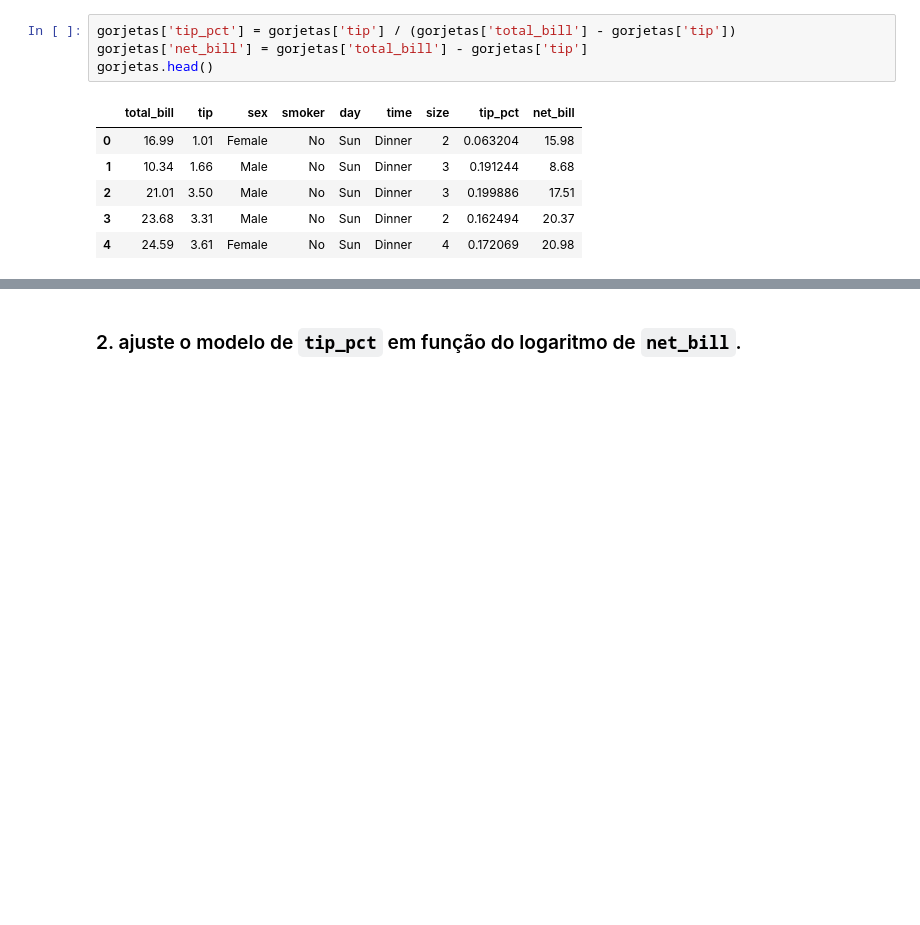
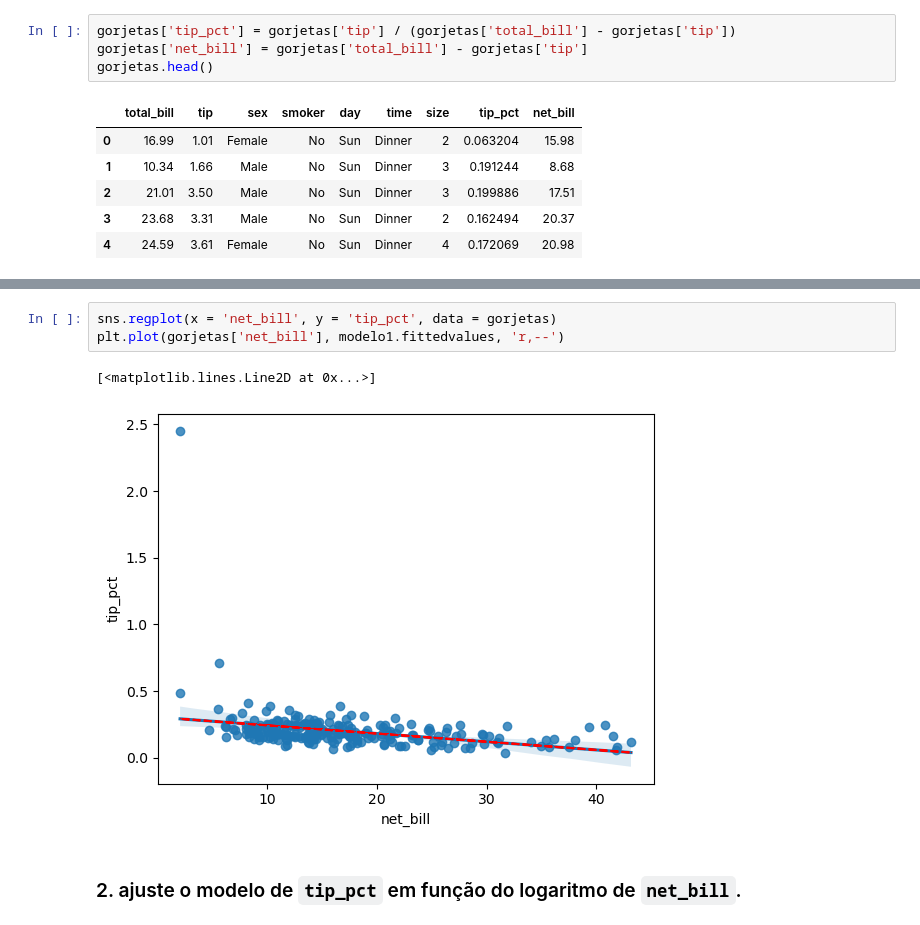
Before and after one commit to kelvi-orloviki/mod12b, a Jupyter notebook: mod12 ex02 - transformações em X e Y.ipynb, the cells around one changed output, grey strips where cells are left out. Saved outputs shown, nothing was run; the diff lists cells and outputs as text; blank space fills up the shorter version.

````diff
--- a/mod12 ex02 - transformações em X e Y.ipynb
+++ b/mod12 ex02 - transformações em X e Y.ipynb
@@ -38,3 +65,9 @@ gorjetas.head()
+# %%
+sns.regplot(x = 'net_bill', y = 'tip_pct', data = gorjetas)
+plt.plot(gorjetas['net_bill'], modelo1.fittedvalues, 'r,--')
+# %% [output]
+[<matplotlib.lines.Line2D at 0x...>]
+[figure, added]
 # %% [markdown]
 ### 2. ajuste o modelo de ```tip_pct``` em função do logaritmo de ```net_bill```.
 # %%
````
Also changed, not shown: parts of 17 cells of this notebook.
